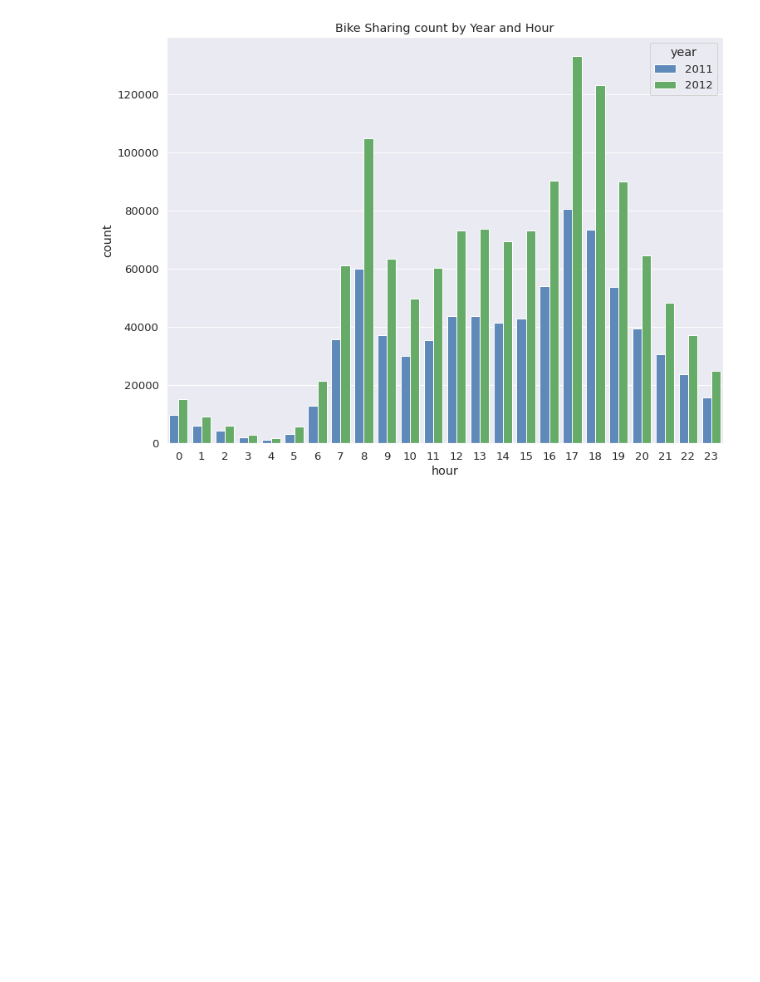
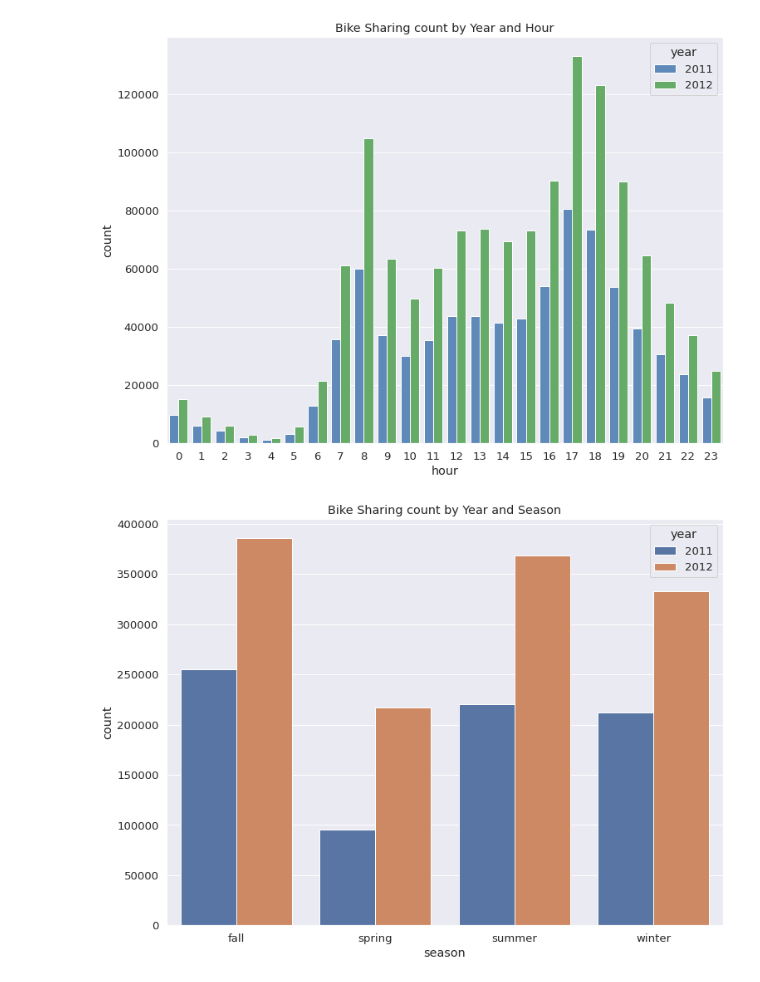
Before and after one commit to nguneonard/nguneonard, a Jupyter notebook: bike-sharing-demand.ipynb, the cells around one changed output. Cells and saved outputs as stored; diff of their text form; code cells hidden in the pictures; blank space fills up the shorter version.

Commit message:
Kaggle Notebook | bike-sharing-demand | Version 18

```diff
--- a/bike-sharing-demand.ipynb
+++ b/bike-sharing-demand.ipynb
@@ -359,3 +359,11 @@ plt.title('Bike Sharing count by Year and Hour')
 plt.show()
 # %% [output]
 [figure]
+# %%
+### Bike Shaing count by Season and Year¶
+year_season_count = df.groupby(['year','season'])['count'].sum().reset_index()
+sns.barplot(data=year_season_count,x='season',y='count',hue='year')
+plt.title('Bike Sharing count by Year and Season')
+plt.show()
+# %% [output]
+[figure, added]
```
Also changed, not shown: parts of 1 cell of this notebook.
